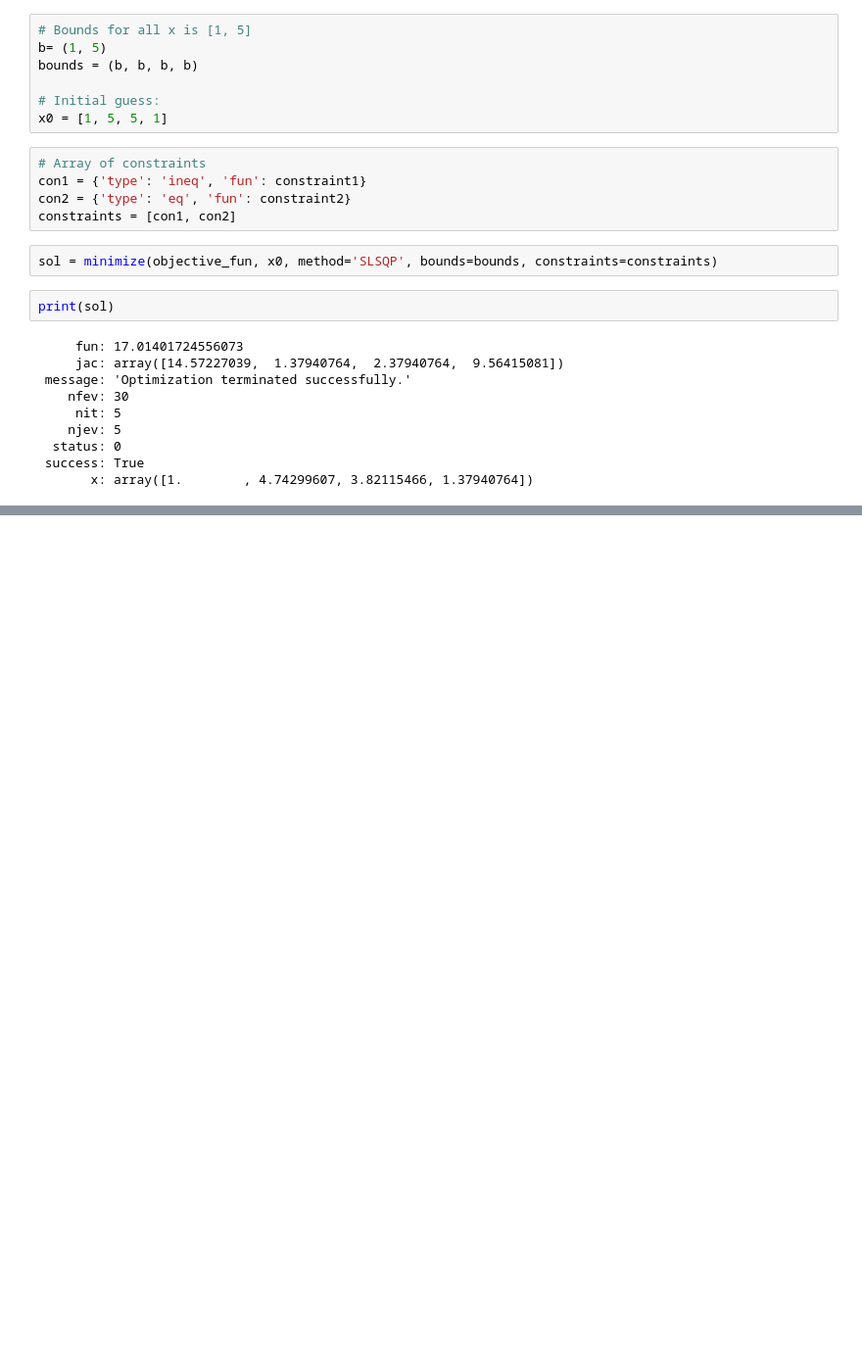
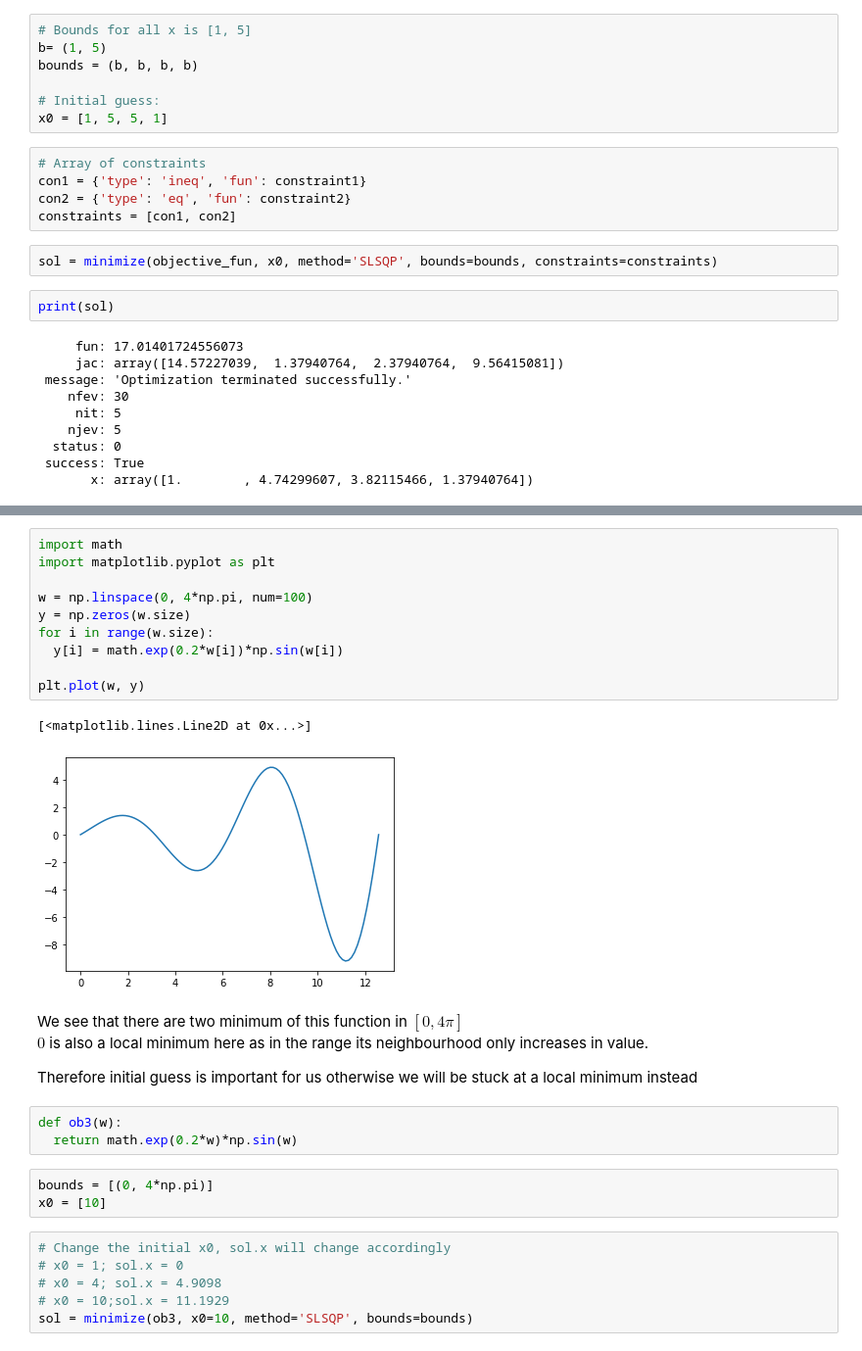
Before and after one commit to smit585/ReinforcementLearning, a Jupyter notebook: Optimization_Problems.ipynb, the cells around one changed output, grey strips where cells are left out. Shown: that part at 98% size. Saved outputs shown, nothing was run; the diff lists cells and outputs as text; blank space fills up the shorter version.

```diff
--- a/Optimization_Problems.ipynb
+++ b/Optimization_Problems.ipynb
@@ -66,0 +145,30 @@ print(sol)
+# %%
+import math
+import matplotlib.pyplot as plt
+
+w = np.linspace(0, 4*np.pi, num=100)
+y = np.zeros(w.size)
+for i in range(w.size):
+  y[i] = math.exp(0.2*w[i])*np.sin(w[i])
+
+plt.plot(w, y)
+# %% [output]
+[<matplotlib.lines.Line2D at 0x...>]
+[figure, added]
+# %% [markdown]
+We see that there are two minimum of this function in $[0, 4\pi]$ <br>
+$0$ is also a local minimum here as in the range its neighbourhood only increases in value.
+
+Therefore initial guess is important for us otherwise we will be stuck at a local minimum instead
+# %%
+def ob3(w):
+  return math.exp(0.2*w)*np.sin(w)
+# %%
+bounds = [(0, 4*np.pi)]
+x0 = [10]
+# %%
+# Change the initial x0, sol.x will change accordingly
+# x0 = 1; sol.x = 0
+# x0 = 4; sol.x = 4.9098
+# x0 = 10;sol.x = 11.1929
+sol = minimize(ob3, x0=10, method='SLSQP', bounds=bounds)
```
Also changed, not shown: parts of 28 cells of this notebook.
